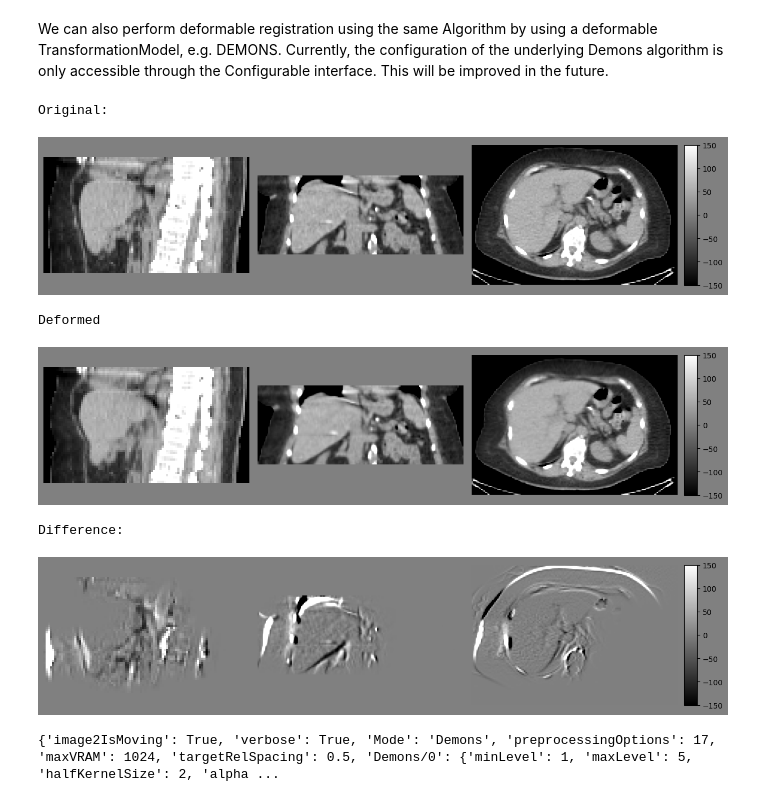
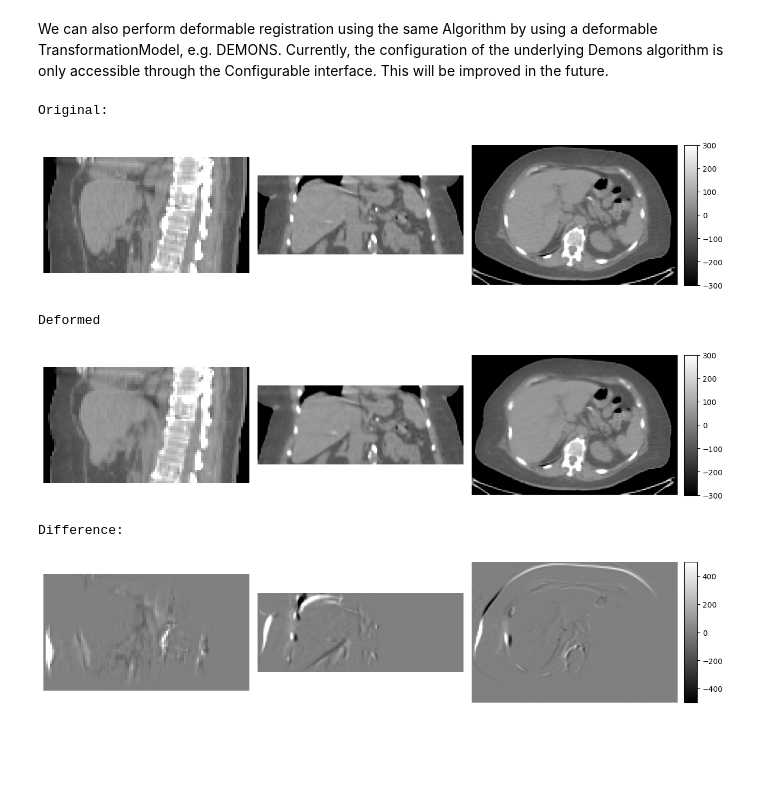
Before and after one commit to ImFusionGmbH/public-python-demos, a Jupyter notebook: imfusion_sdk/5_image_registration.ipynb, the cells around one changed output. Drawn from its saved outputs; the diff is of its cells as text; code cells hidden in the pictures; blank space fills up the shorter version.

Commit message:
Update to `imfusion-sdk==0.9.1`

```diff
--- a/imfusion_sdk/5_image_registration.ipynb
+++ b/imfusion_sdk/5_image_registration.ipynb
@@ -107,30 +108,19 @@ This will be improved in the future.
 # %%
 liver, *_ = imfusion.load('data/pet-ct-rtstruct/ct-liver.imf')
 liver_deformed, *_ = imfusion.load('data/pet-ct-rtstruct/ct-liver-deformed.imf')
-
+diff_range = 500
+view_range = 300
 print("Original:")
-mpr_plot(liver[0], vmin=-150, vmax=150)
+mpr_plot(liver[0], vmin=-view_range, vmax=view_range)
 print("Deformed")
-mpr_plot(liver_deformed[0], vmin=-150, vmax=150)
+mpr_plot(liver_deformed[0], vmin=-view_range, vmax=view_range)
 print("Difference:")
-diff_image = imfusion.execute_algorithm("Base.ImageComparison", [liver, liver_deformed])[0]
-mpr_plot(diff_image[0], vmin=-150, vmax=150)
+diff_image = (liver.astype(np.int16) -liver_deformed.astype(np.int16))
+mpr_plot(diff_image[0], vmin=-diff_range, vmax=diff_range)
 # %% [output]
 Original:
-[figure, old version]
+[figure, new version]
 Deformed
-[figure, old version]
+[figure, new version]
 Difference:
-[figure, old version]
+[figure, new version]
-# %%
-def_algo = reg.ImageRegistrationAlgorithm(liver, liver_deformed, reg.ImageRegistrationAlgorithm.TransformationModel.DEMONS)
-
-def_cfg = def_algo.configuration()
-def_cfg_dict = def_cfg.asdict()
-print(def_cfg_dict)
-def_cfg_dict['Mode'] = 'Demons'
-def_cfg_dict['Demons/0']['minLevel'] = 2
-def_algo.configure(imfusion.Properties(def_cfg_dict))
-def_algo.compute()
-# %% [output]
-{'image2IsMoving': True, 'verbose': True, 'Mode': 'Demons', 'preprocessingOptions': 17, 'maxVRAM': 1024, 'targetRelSpacing': 0.5, 'Demons/0': {'minLevel': 1, 'maxLevel': 5, 'halfKernelSize': 2, 'alpha ...
```
Also changed, not shown: parts of 7 cells of this notebook, 7 other files.
